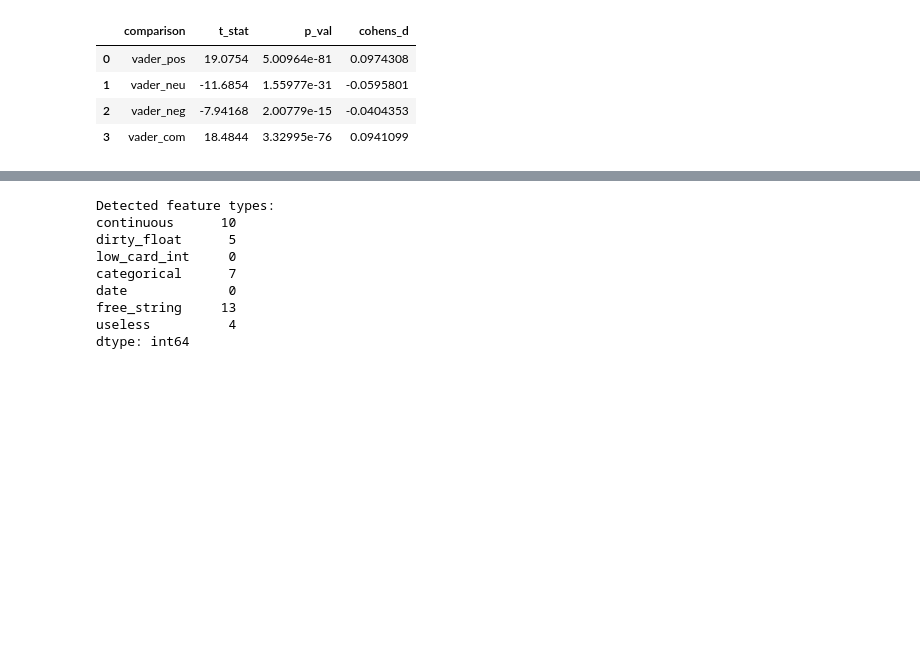
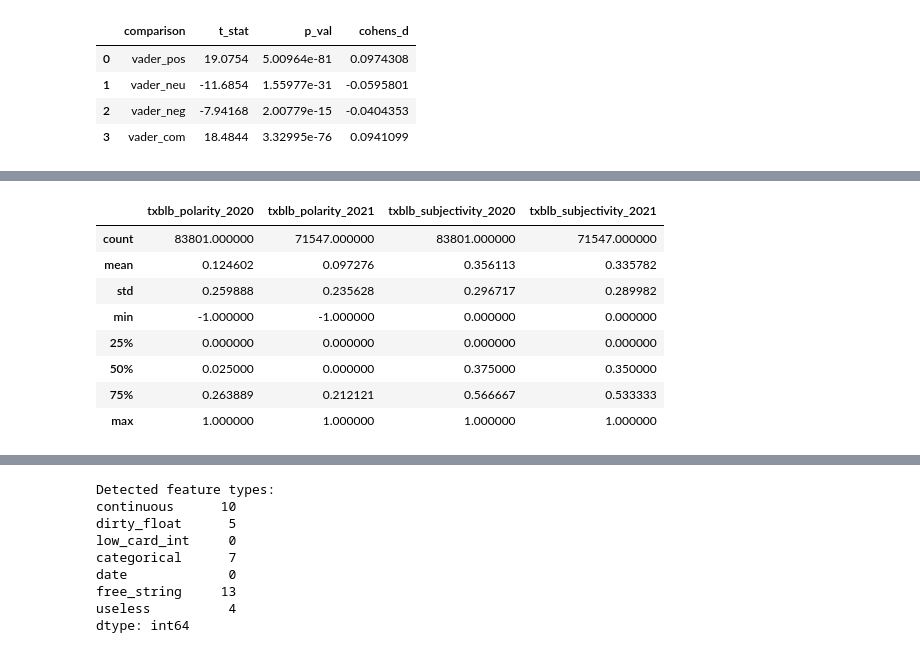
Before and after one commit to david-j-cox/twitter-higher-ed, a Jupyter notebook: sentiment_dabl_analyses.ipynb, the cells around one changed output, grey strips where cells are left out. Cells and saved outputs as stored; diff of their text form; code cells hidden in the pictures; blank space fills up the shorter version.

```diff
--- a/sentiment_dabl_analyses.ipynb
+++ b/sentiment_dabl_analyses.ipynb
@@ -187,0 +224,21 @@ vader_stats
+# %%
+# Descriptions of sentiment by year
+txblb_desc = pd.DataFrame(all_data['text_blob_polarity'][all_data['year']==2020].describe())
+txblb_desc.columns = ['txblb_polarity_2020']
+
+txblb_desc['txblb_polarity_2021'] = all_data['text_blob_polarity'][all_data['year']==2021].describe()
+txblb_desc['txblb_subjectivity_2020'] = all_data['text_blob_subjectivity'][all_data['year']==2020].describe()
+txblb_desc['txblb_subjectivity_2021'] = all_data['text_blob_subjectivity'][all_data['year']==2021].describe()
+
+txblb_desc.to_csv('./03_primary/textblob_descriptions.csv')
+txblb_desc
+# %% [output]
+|  | txblb_polarity_2020 | txblb_polarity_2021 | txblb_subjectivity_2020 | txblb_subjectivity_2021 |
+| count | 83801.000000 | 71547.000000 | 83801.000000 | 71547.000000 |
+| mean | 0.124602 | 0.097276 | 0.356113 | 0.335782 |
+| std | 0.259888 | 0.235628 | 0.296717 | 0.289982 |
+| min | -1.000000 | -1.000000 | 0.000000 | 0.000000 |
+| 25% | 0.000000 | 0.000000 | 0.000000 | 0.000000 |
+| 50% | 0.025000 | 0.000000 | 0.375000 | 0.350000 |
+| 75% | 0.263889 | 0.212121 | 0.566667 | 0.533333 |
+| max | 1.000000 | 1.000000 | 1.000000 | 1.000000 |
```
Also changed, not shown: parts of 9 cells of this notebook.
